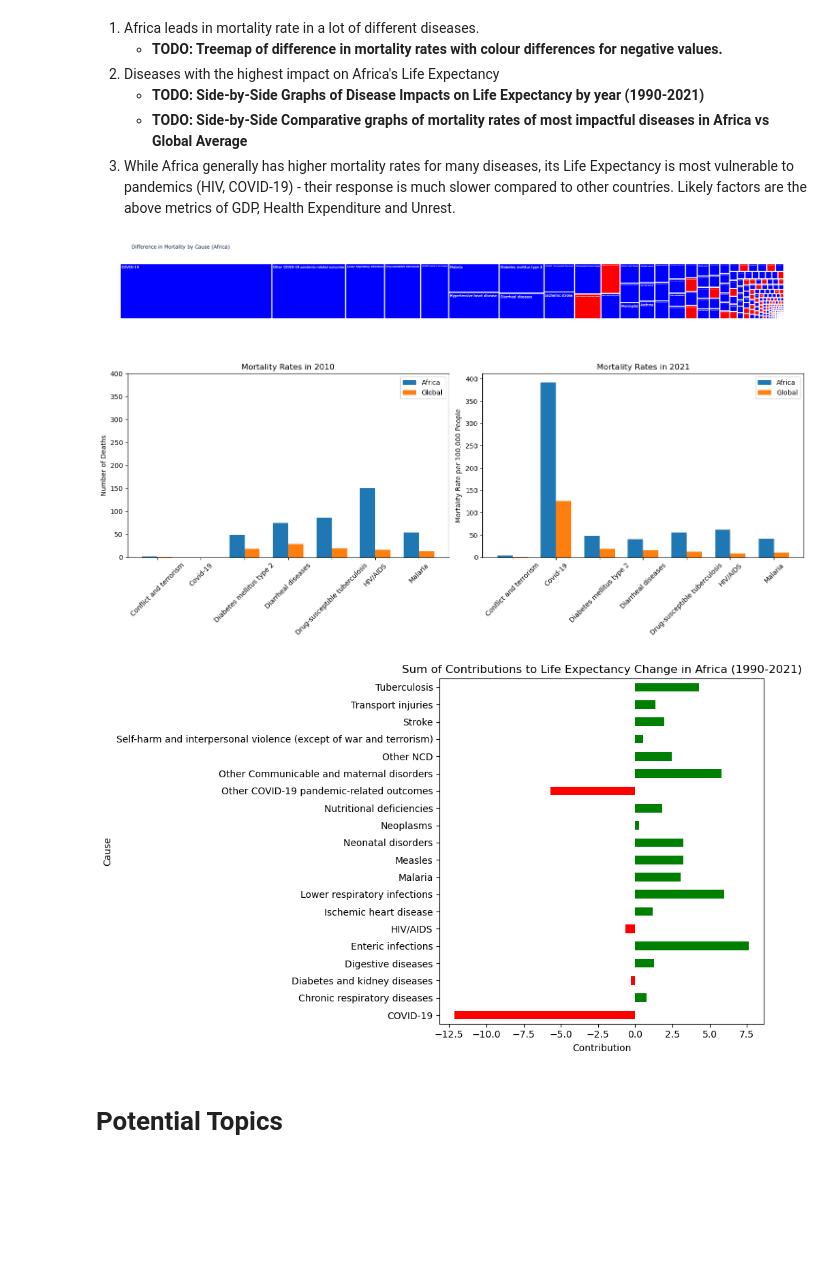
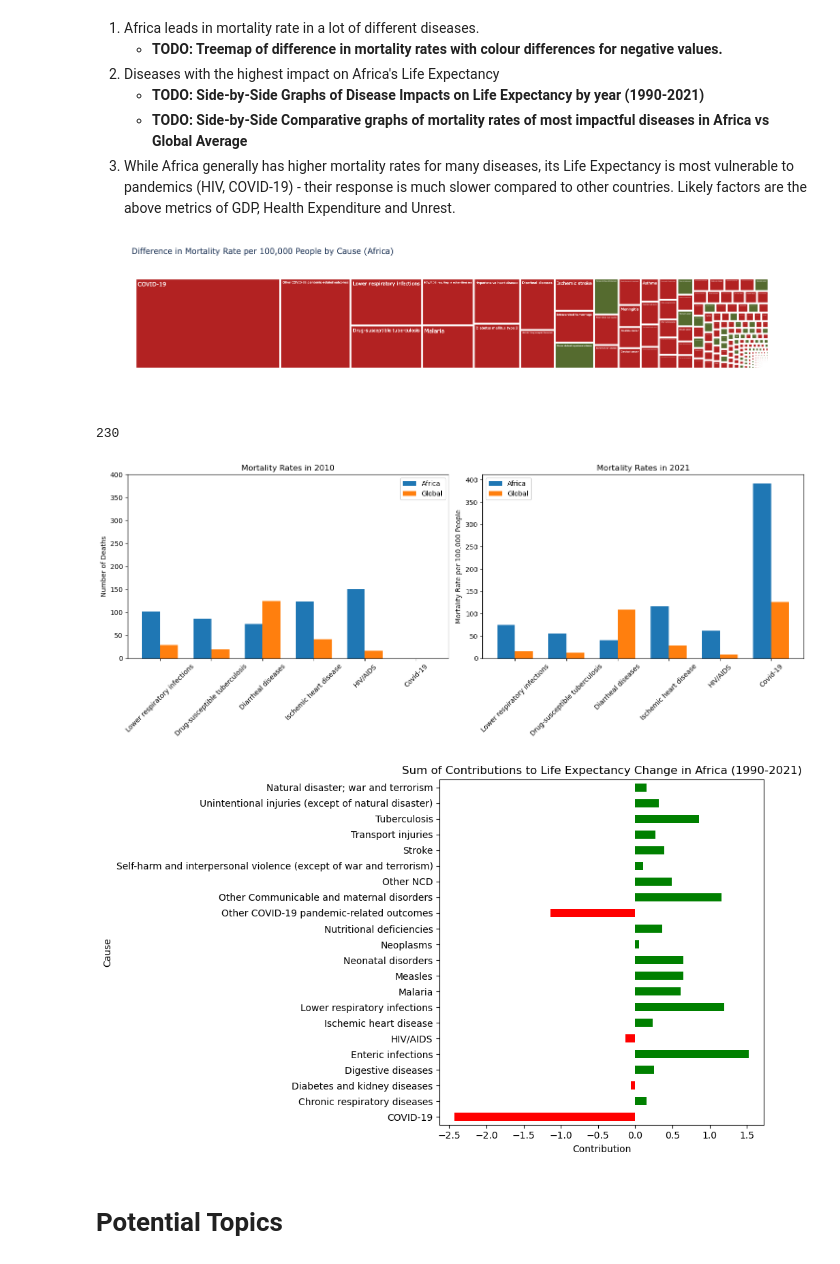
Before and after one commit to emleda/winter_2024, a Jupyter notebook: cleaning.ipynb, the cells around one changed output. Cells and saved outputs as stored; diff of their text form; code cells hidden in the pictures; blank space fills up the shorter version.

Commit message:
mortality analysis

```diff
--- a/cleaning.ipynb
+++ b/cleaning.ipynb
@@ -453,17 +453,30 @@ plt.show()
     - **TODO: Side-by-Side Comparative graphs of mortality rates of most impactful diseases in Africa vs Global Average**
 3. While Africa generally has higher mortality rates for many diseases, its Life Expectancy is most vulnerable to pandemics (HIV, COVID-19) - their response is much slower compared to other countries. Likely factors are the above metrics of GDP, Health Expenditure and Unrest.
 # %%
-# Handle negative values
+#negatives
 africa_group['diff_abs'] = africa_group['diff'].abs()
 africa_group['color'] = np.where(africa_group['diff'] < 0, 'Negative', 'Positive')
 
-# Create treemap
+#plotting
 fig = px.treemap(africa_group, path=['cause_name'], values='diff_abs', color='color',
-                 color_discrete_map={'Positive':'blue', 'Negative':'red'})
-fig.update_layout(title='Difference in Mortality by Cause (Africa)')
+                 color_discrete_map={'Positive':'firebrick', 'Negative':'darkolivegreen'},
+                 hover_data={'cause_name': True, 'diff_abs': True})  # Include hover data
+
+#fix tooltips
+fig.update_traces(hovertemplate='<b>Mortality Cause: %{customdata[0]}</b><br>Difference from Global Mortality Rate: %{customdata[1]:.2f}')
+
+fig.update_layout(title='Difference in Mortality Rate per 100,000 People by Cause (Africa)')
 fig.show()
 # %% [output]
-[figure, old version]
+[figure, new version]
+# %%
+#calculate percent of causes where africa has a higher mortality rate than the global average
+pos = len(africa_group[africa_group['color'] == 'Positive'])
+neg = len(africa_group[africa_group['color'] != 'Positive'])
+pos_pct = round((pos/(pos + neg))*100, 0)
+print(pos+neg)
+# %% [output]
+230
 # %%
 #grouping together different categories of disease
 hiv = ['HIV/AIDS - Drug-susceptible Tuberculosis', 'HIV/AIDS - Extensively drug-resistant Tuberculosis', 'HIV/AIDS - Multidrug-resistant Tuberculosis without extensive drug resistance', 'HIV/AIDS resulting in other diseases', 'Maternal deaths aggravated by HIV/AIDS']
@@ -486,18 +499,18 @@ africa_group.loc[232] = a_covid
 globe_group.loc[231] = g_hiv
 globe_group.loc[232] = g_covid
 
-# Filter and group data for 2010 and 2021
-africa_2010 = africa_group[africa_group['cause_name'].isin(['Conflict and terrorism', 'HIV/AIDS', 'Covid-19', 'Diabetes mellitus type 2', 'Malaria', 'Drug-susceptible tuberculosis', 'Diarrheal diseases'])].groupby('cause_name')['2010 (ASMR)'].sum().reset_index()
-global_2010 = globe_group[globe_group['cause_name'].isin(['Conflict and terrorism', 'HIV/AIDS', 'Covid-19', 'Diabetes mellitus type 2', 'Malaria', 'Drug-susceptible tuberculosis', 'Diarrheal diseases'])].groupby('cause_name')['2010 (ASMR)'].sum().reset_index()
-africa_2021 = africa_group[africa_group['cause_name'].isin(['Conflict and terrorism', 'HIV/AIDS', 'Covid-19', 'Diabetes mellitus type 2', 'Malaria', 'Drug-susceptible tuberculosis', 'Diarrheal diseases'])].groupby('cause_name')['2021 (ASMR)'].sum().reset_index()
-global_2021 = globe_group[globe_group['cause_name'].isin(['Conflict and terrorism', 'HIV/AIDS', 'Covid-19', 'Diabetes mellitus type 2', 'Malaria', 'Drug-susceptible tuberculosis', 'Diarrheal diseases'])].groupby('cause_name')['2021 (ASMR)'].sum().reset_index()
+top_causes = ['HIV/AIDS', 'Covid-19', 'Ischemic heart disease', 'Lower respiratory infections', 'Drug-susceptible tuberculosis', 'Diarrheal diseases']
 
-backup = []
+#filter for 2010 and 2021
+africa_2010 = africa_group[africa_group['cause_name'].isin(top_causes)]
+global_2010 = globe_group[globe_group['cause_name'].isin(top_causes)]
+africa_2021 = africa_group[africa_group['cause_name'].isin(top_causes)]
+global_2021 = globe_group[globe_group['cause_name'].isin(top_causes)]
 
-# Create subplots
+#subplots
 fig, axes = plt.subplots(1, 2, figsize=(15, 6))
 
-# Plot for 2010
+#plotting for 2010
 bar_width = 0.35
 index = np.arange(len(africa_2010['cause_name']))
 axes[0].bar(index, africa_2010['2010 (ASMR)'], bar_width, label='Africa')
@@ -509,7 +522,7 @@ axes[0].set_xticks(index + bar_width / 2)
 axes[0].set_xticklabels(africa_2010['cause_name'], rotation=45)
 axes[0].legend()
 
-# Plot for 2021
+#plotting for 2021
 axes[1].bar(index, africa_2021['2021 (ASMR)'], bar_width, label='Africa')
 axes[1].bar(index + bar_width, global_2021['2021 (ASMR)'], bar_width, label='Global')
 axes[1].set_title('Mortality Rates in 2021')
@@ -518,26 +531,26 @@ axes[1].set_xticks(index + bar_width / 2)
 axes[1].set_xticklabels(africa_2021['cause_name'], rotation=45)
 axes[1].legend()
 
-# Adjust layout and display the plot
+#layout
 plt.tight_layout()
 plt.show()
 # %% [output]
-[figure, old version]
+[figure, new version]
 # %%
-columns_to_sum = decomp_africa.columns[5:-2]  # Columns from 'COVID-19' to 'War and terrorism'
-decomp_africa_sum = decomp_africa[columns_to_sum].sum()
+columns_to_avg = decomp_africa.columns[5:]
+decomp_africa_avg = decomp_africa[columns_to_avg].mean()
 
-# Create horizontal bar chart with color differentiation
+#plotting
 plt.figure(figsize=(10, 6))
 colors = ['red' if v < 0 else 'green' for v in decomp_africa_sum.values]
-decomp_africa_sum.plot(kind='barh', color=colors)
+decomp_africa_avg.plot(kind='barh', color=colors)
 plt.title('Sum of Contributions to Life Expectancy Change in Africa (1990-2021)')
 plt.ylabel('Cause')
 plt.xlabel('Contribution')
 plt.tight_layout()
 plt.show()
 # %% [output]
-[figure, old version]
+[figure, new version]
 # %% [markdown]
 # Potential Topics
 # %% [markdown]
```
